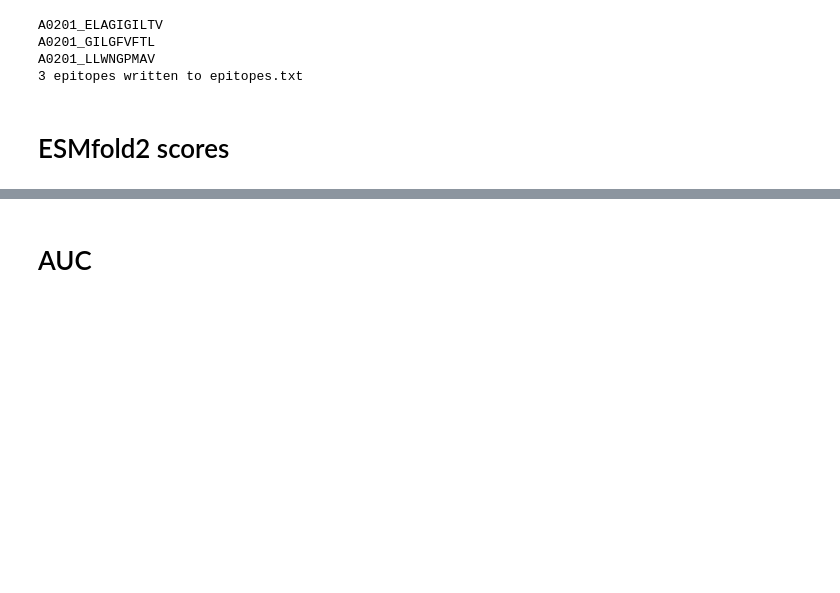
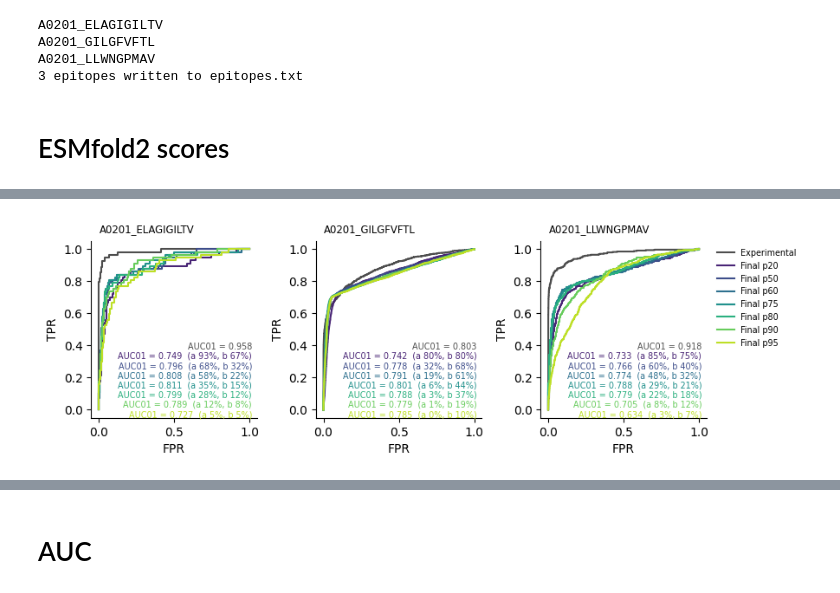
Before and after one commit to Rita-Ann-Roessner/Postdoc-UNIL, a Jupyter notebook: 260626_ESMfold2_motif_builder/Monitor.ipynb, the cells around one changed output, grey strips where cells are left out. Drawn from its saved outputs; the diff is of its cells as text; code cells hidden in the pictures; blank space fills up the shorter version.

```diff
--- a/260626_ESMfold2_motif_builder/Monitor.ipynb
+++ b/260626_ESMfold2_motif_builder/Monitor.ipynb
@@ -132,0 +206,94 @@ step0 A0201_ALAAAAAAV 0.5 1
+# %%
+import os
+import numpy as np
+from functools import lru_cache
+
+@lru_cache(maxsize=None)
+def _last_folded_step(epitope):
+    """Highest step index under BASE/<epitope> with both chains folded."""
+    d = f'{BASE}/{epitope}'
+    steps = [int(s[4:]) for s in os.listdir(d)
+             if s.startswith('step') and s[4:].isdigit()]
+    for i in sorted(steps, reverse=True):
+        if all(os.path.exists(f'{d}/step{i}/output_{c}.csv')
+               for c in ('alpha', 'beta')):
+            return i
+    return None
+
+@lru_cache(maxsize=None)
+def _scored_n(epitope, chain):
+    """How many TCRs of this chain were scored in the step the sweep used."""
+    step = _last_folded_step(epitope)
+    if step is None:
+        return None
+    f = f'{BASE}/{epitope}/step{step}/output_{chain}.csv'
+    return int(pd.read_csv(f)['iptm_pair_mean'].notna().sum())
+
+def pass_rates(epitope, p):
+    """(pct_alpha, pct_beta) of scored TCRs kept at this percentile cutoff."""
+    out = []
+    for chain in ('alpha', 'beta'):
+        f = f'{BASE}/{epitope}/validation/p{p}/top_tcrs_{chain}.csv'
+        denom = _scored_n(epitope, chain)
+        if not os.path.exists(f) or not denom:
+            out.append(np.nan)
+        else:
+            out.append(100 * len(pd.read_csv(f)) / denom)
+    return out
+
+BASE = 'TCR_motif_atlas_cdr3_templated_new_installation_reduced_cycles'
+epitopes = ['A0201_ELAGIGILTV', 'A0201_GILGFVFTL', 'A0201_LLWNGPMAV']
+percentiles = [20, 50, 60, 75, 80, 90, 95]
+
+fig, axes = plt.subplots(1, len(epitopes), figsize=(9, 3))
+
+for cnt, epitope in enumerate(epitopes):
+    ax = axes[cnt]
+    ax.text(0.05, 1.1, epitope, transform=ax.transAxes,
+            va='top', ha='left', fontsize='small')
+
+    y_text = 0.38
+
+    # --- Experimental curve ---
+    df = pd.read_csv(
+        f'../260512_TEMPO_motif_builder_test/{epitope}/TEMPO_train_exp.csv'
+    )
+    y_true, y_scores = df['Label'].values, df['score'].values
+    fpr, tpr, _ = roc_curve(y_true, y_scores)
+    auc01 = roc_auc_score(y_true, y_scores, max_fpr=0.1)
+    line, = ax.plot(fpr, tpr, color='0.3', label='Experimental')
+    ax.text(0.97, y_text, f"AUC01 = {auc01:.3f}",
+            transform=ax.transAxes, ha='right', va='bottom',
+            fontsize='x-small', color=line.get_color())
+
+    # --- One curve per FINAL_PERCENTILE cutoff ---
+    colors = plt.cm.viridis(np.linspace(0.1, 0.9, len(percentiles)))
+    for i, p in enumerate(percentiles):
+        f = f'{BASE}/{epitope}/validation/p{p}/validation_pred.csv'
+        if not os.path.exists(f):
+            print(f'missing: {f}')
+            continue
+        df = pd.read_csv(f)
+        y_true, y_scores = df['Label'].values, df['score'].values
+        fpr, tpr, _ = roc_curve(y_true, y_scores)
+        auc01 = roc_auc_score(y_true, y_scores, max_fpr=0.1)
+        line, = ax.plot(fpr, tpr, color=colors[i], label=f'Final p{p}')
+        pa, pb = pass_rates(epitope, p)
+        y_text -= 0.055
+        ax.text(0.97, y_text,
+                f"AUC01 = {auc01:.3f}  (a {pa:.0f}%, b {pb:.0f}%)",
+                transform=ax.transAxes, ha='right', va='bottom',
+                fontsize='x-small', color=line.get_color())
+
+    ax.set_xlabel('FPR')
+    ax.set_ylabel('TPR')
+
+handles, labels = axes[-1].get_legend_handles_labels()
+axes[-1].legend(handles, labels, fontsize='x-small', frameon=False,
+                bbox_to_anchor=(1.02, 1), loc='upper left')
+
+sns.despine()
+plt.tight_layout()
+plt.show()
+# %% [output]
+[figure, added]
```
Also changed, not shown: parts of 13 cells of this notebook, 15 other files.
